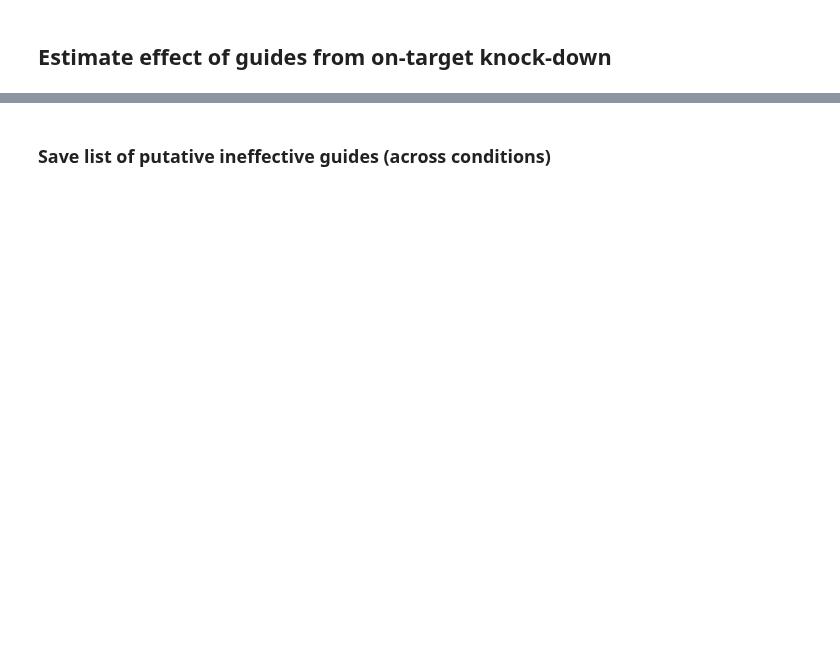
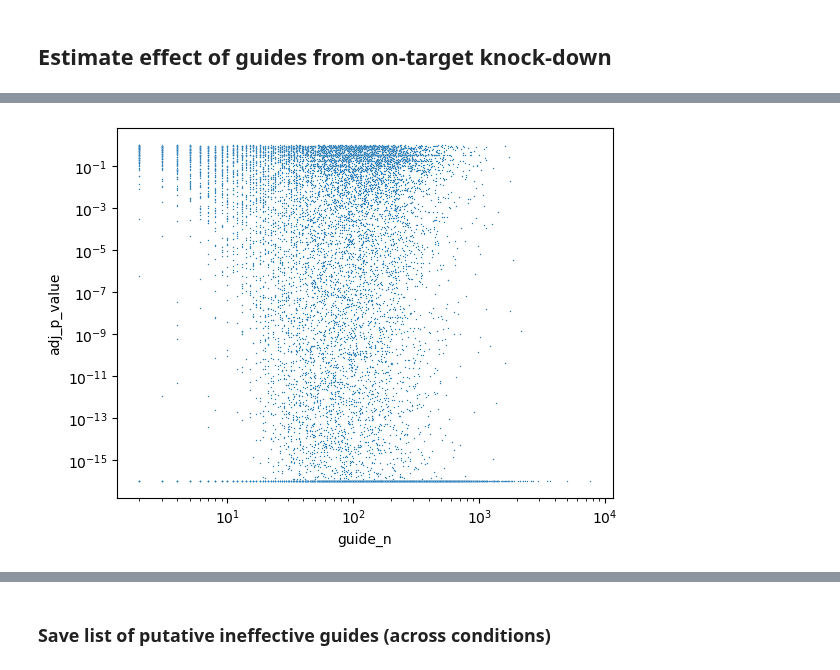
Before and after one commit to emdann/GWT_perturbseq_analysis_2025, a Jupyter notebook: src/1_preprocess/estimate_guide_effect.ipynb, the cells around one changed output, grey strips where cells are left out. Saved outputs shown, nothing was run; the diff lists cells and outputs as text; code cells hidden in the pictures; blank space fills up the shorter version.

```diff
--- a/src/1_preprocess/estimate_guide_effect.ipynb
+++ b/src/1_preprocess/estimate_guide_effect.ipynb
@@ -114,0 +29,13 @@ all_kd_results = pd.read_csv(datadir + 'guide_ontarget_effect_simple.csv')
+# %%
+# Read config
+experiment_name = 'CD4iR1_Psomagen'
+config_file = '../../metadata/experiments_config.yaml'
+with open(config_file, 'r') as f:
+    config = yaml.safe_load(f)
+
+config = config[experiment_name]
+datadir = _convert_oak_path(config['datadir'])
+sample_metadata_csv = _convert_oak_path(config['sample_metadata'])
+
+sample_metadata = pd.read_csv(sample_metadata_csv, index_col=0)
+sgrna_library_metadata = pd.read_csv('../../metadata/sgRNA_library_curated.csv', index_col=0)
@@ -114,0 +50,17 @@ all_kd_results = pd.read_csv(datadir + 'guide_ontarget_effect_simple.csv')
+# %%
+if config['lane_ids'] is not None:
+    all_lanes = config['lane_ids']
+all_library_ids = sample_metadata['library_id'].tolist()
+
+# Create dictionary to store samples by culture condition
+samples_by_condition = {}
+for condition in sample_metadata['culture_condition'].unique():
+    samples_by_condition[condition] = []
+    # Get library IDs for this condition
+    condition_libraries = sample_metadata[sample_metadata['culture_condition'] == condition]['library_id']
+    # Add samples for each library and lane
+    for library_id in condition_libraries:
+        for lane_id in all_lanes:
+            samples_by_condition[condition].append(f"{library_id}.{lane_id}")
+
+len(samples_by_condition['Rest'])
@@ -114,0 +283,9 @@ all_kd_results = pd.read_csv(datadir + 'guide_ontarget_effect_simple.csv')
+# %%
+stim_ttest_df = pd.read_csv(f'{datadir}/{experiment_name}.guide_effect.Stim8hr.csv', index_col=0)
+rest_ttest_df = pd.read_csv(f'{datadir}/{experiment_name}.guide_effect.Rest.csv', index_col=0)
+
+print(rest_ttest_df.signif_knockdown.value_counts())
+print(stim_ttest_df.signif_knockdown.value_counts())
+
+stim_ttest_df['perturbed_gene_id'] = sgrna_library_metadata.set_index('sgrna_id').loc[stim_ttest_df.index]['perturbed_gene_id']
+rest_ttest_df['perturbed_gene_id'] = sgrna_library_metadata.set_index('sgrna_id').loc[rest_ttest_df.index]['perturbed_gene_id']
@@ -114,0 +301,6 @@ all_kd_results = pd.read_csv(datadir + 'guide_ontarget_effect_simple.csv')
+# %%
+sns.scatterplot(data=stim_ttest_df, x='guide_n', y='adj_p_value', s=1);
+plt.xscale('log')
+plt.yscale('log')
+# %% [output]
+[figure, added]
```
Also changed, not shown: parts of 33 cells of this notebook, 10 other files.
